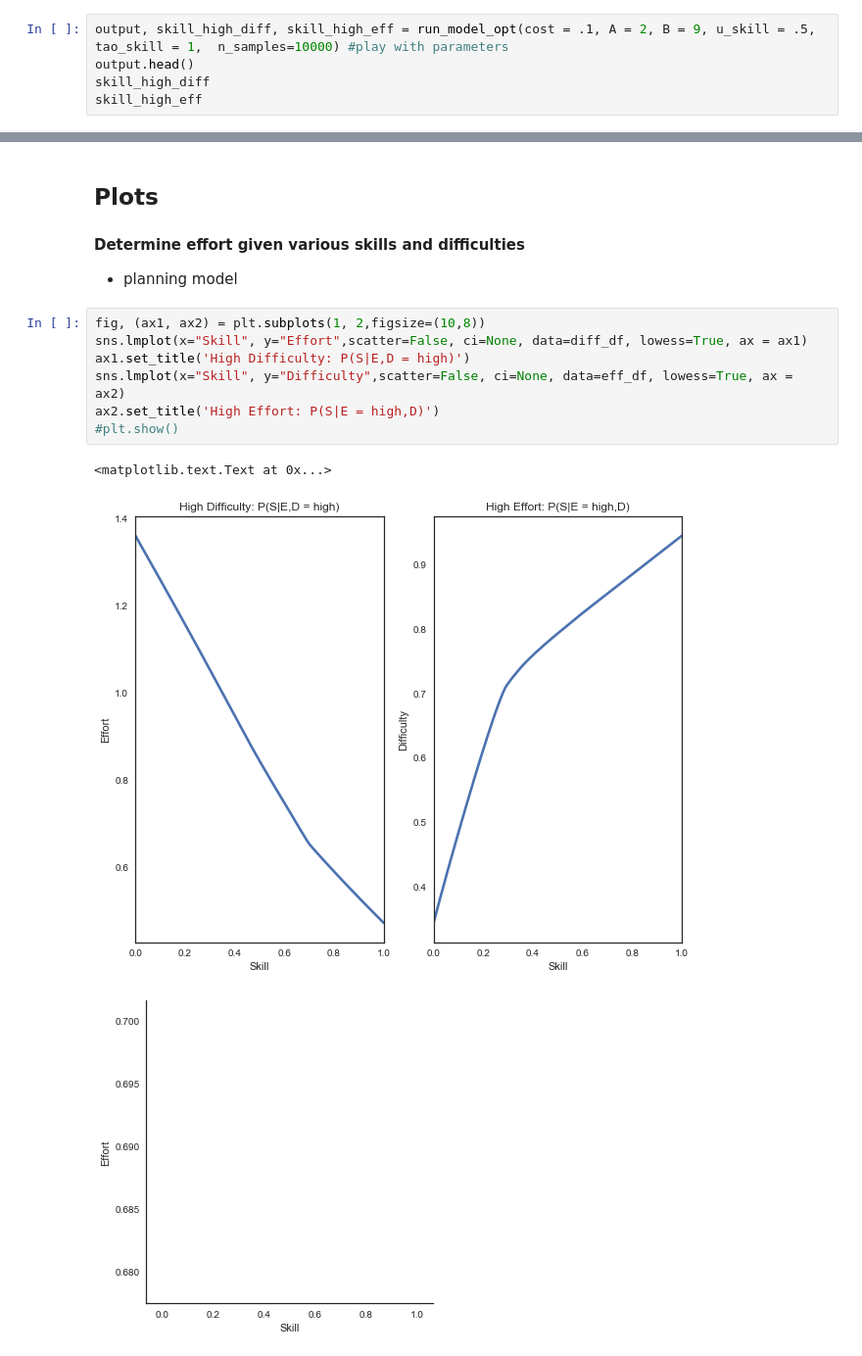
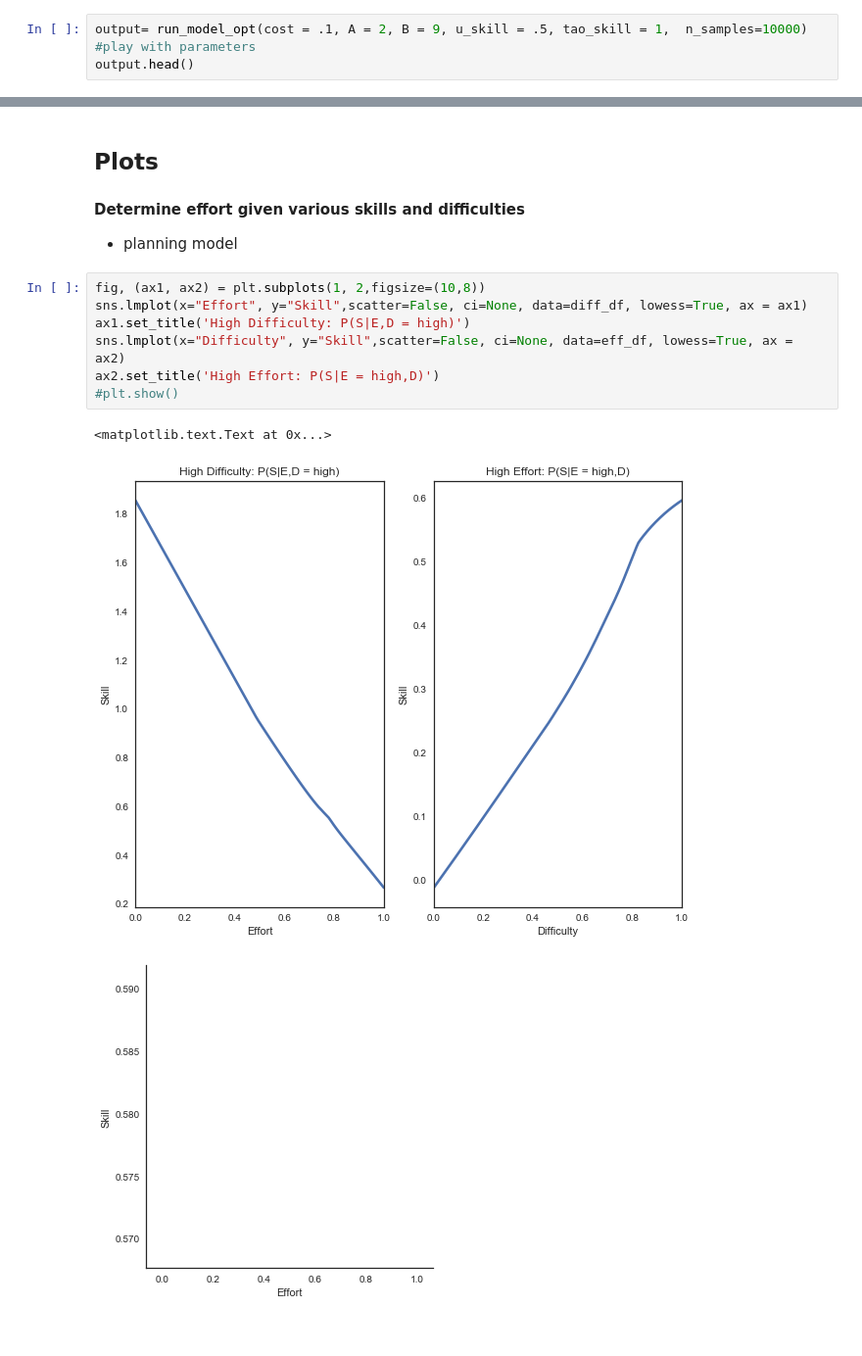
Before and after one commit to jlnrd/Effort, a Jupyter notebook: Effort_optimization_Inferring_Comp.ipynb, the cells around one changed output, grey strips where cells are left out. Shown at 98% size. Drawn from its saved outputs; the diff is of its cells as text.

```diff
--- a/Effort_optimization_Inferring_Comp.ipynb
+++ b/Effort_optimization_Inferring_Comp.ipynb
@@ -314,8 +314,6 @@ def run_model_opt(cost, A, B, u_skill, tao_skill, n_samples=10000):
 # %%
-output, skill_high_diff, skill_high_eff = run_model_opt(cost = .1, A = 2, B = 9, u_skill = .5, tao_skill = 1,  n_samples=10000) #play with parameters
+output= run_model_opt(cost = .1, A = 2, B = 9, u_skill = .5, tao_skill = 1,  n_samples=10000) #play with parameters
 output.head()
-skill_high_diff
-skill_high_eff
 # %% [output]
 0.531144218777 0.747864617097
 0.109723551356 0.685901275738
@@ -458,12 +466,12 @@ plt.show()
 * planning model
 # %%
 fig, (ax1, ax2) = plt.subplots(1, 2,figsize=(10,8))
-sns.lmplot(x="Skill", y="Effort",scatter=False, ci=None, data=diff_df, lowess=True, ax = ax1)
+sns.lmplot(x="Effort", y="Skill",scatter=False, ci=None, data=diff_df, lowess=True, ax = ax1)
 ax1.set_title('High Difficulty: P(S|E,D = high)')
-sns.lmplot(x="Skill", y="Difficulty",scatter=False, ci=None, data=eff_df, lowess=True, ax = ax2)
+sns.lmplot(x="Difficulty", y="Skill",scatter=False, ci=None, data=eff_df, lowess=True, ax = ax2)
 ax2.set_title('High Effort: P(S|E = high,D)')
 #plt.show()
 # %% [output]
 <matplotlib.text.Text at 0x...>
-[figure, old version]
+[figure, new version]
-[figure, old version]
+[figure, new version]
```
Also changed, not shown: parts of 9 cells of this notebook.
